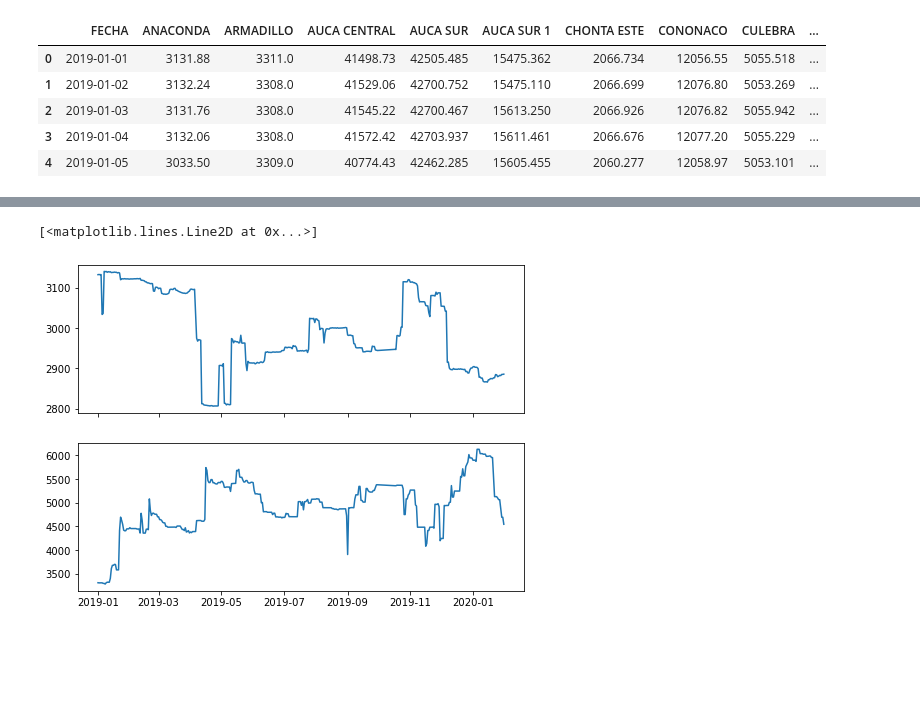
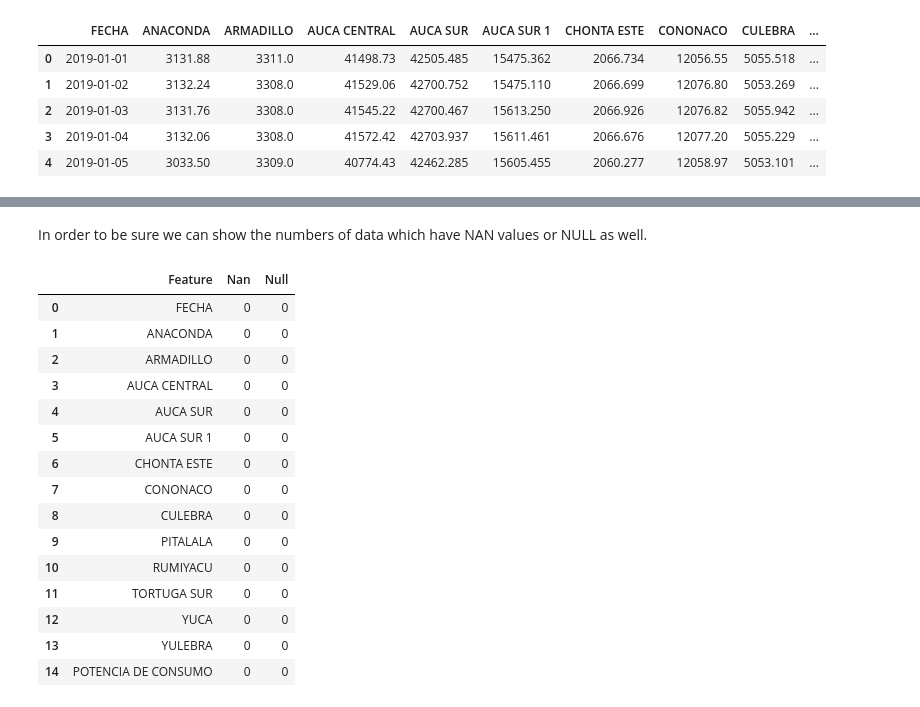
Before and after one commit to BRAND0JESUS/Oil-Production-EC, a Jupyter notebook: main.ipynb, the cells around one changed output, grey strips where cells are left out. Cells and saved outputs as stored; diff of their text form; code cells hidden in the pictures; blank space fills up the shorter version.

```diff
--- a/main.ipynb
+++ b/main.ipynb
@@ -59,7 +61,24 @@ ax.plot(df["FECHA"], df["ANACONDA"]);
-# %%
-fig, ax = plt.subplots(2, 1, sharex=True, figsize=(8, 6))
-ax[0].plot(df["FECHA"], df["ANACONDA"])
-ax[1].plot(df["FECHA"], df["ARMADILLO"])
-# %% [output]
-[<matplotlib.lines.Line2D at 0x...>]
-[figure, removed]
+# %% [markdown]
+In order to be sure we can show the numbers of data which have NAN values or NULL as well.
+# %%
+Nan_data = df.isna().sum()
+Null_data = df.isnull().sum()
+pd.DataFrame([df.columns.values, Nan_data.tolist(), Null_data.tolist(
+    )]).T.rename(columns={0: "Feature", 1: "Nan", 2: "Null"})
+# %% [output]
+|  | Feature | Nan | Null |
+| 0 | FECHA | 0 | 0 |
+| 1 | ANACONDA | 0 | 0 |
+| 2 | ARMADILLO | 0 | 0 |
+| 3 | AUCA CENTRAL | 0 | 0 |
+| 4 | AUCA SUR | 0 | 0 |
+| 5 | AUCA SUR 1 | 0 | 0 |
+| 6 | CHONTA ESTE | 0 | 0 |
+| 7 | CONONACO | 0 | 0 |
+| 8 | CULEBRA | 0 | 0 |
+| 9 | PITALALA | 0 | 0 |
+| 10 | RUMIYACU | 0 | 0 |
+| 11 | TORTUGA SUR | 0 | 0 |
+| 12 | YUCA | 0 | 0 |
+| 13 | YULEBRA | 0 | 0 |
+| 14 | POTENCIA DE CONSUMO | 0 | 0 |
```
Also changed, not shown: parts of 16 cells of this notebook.
